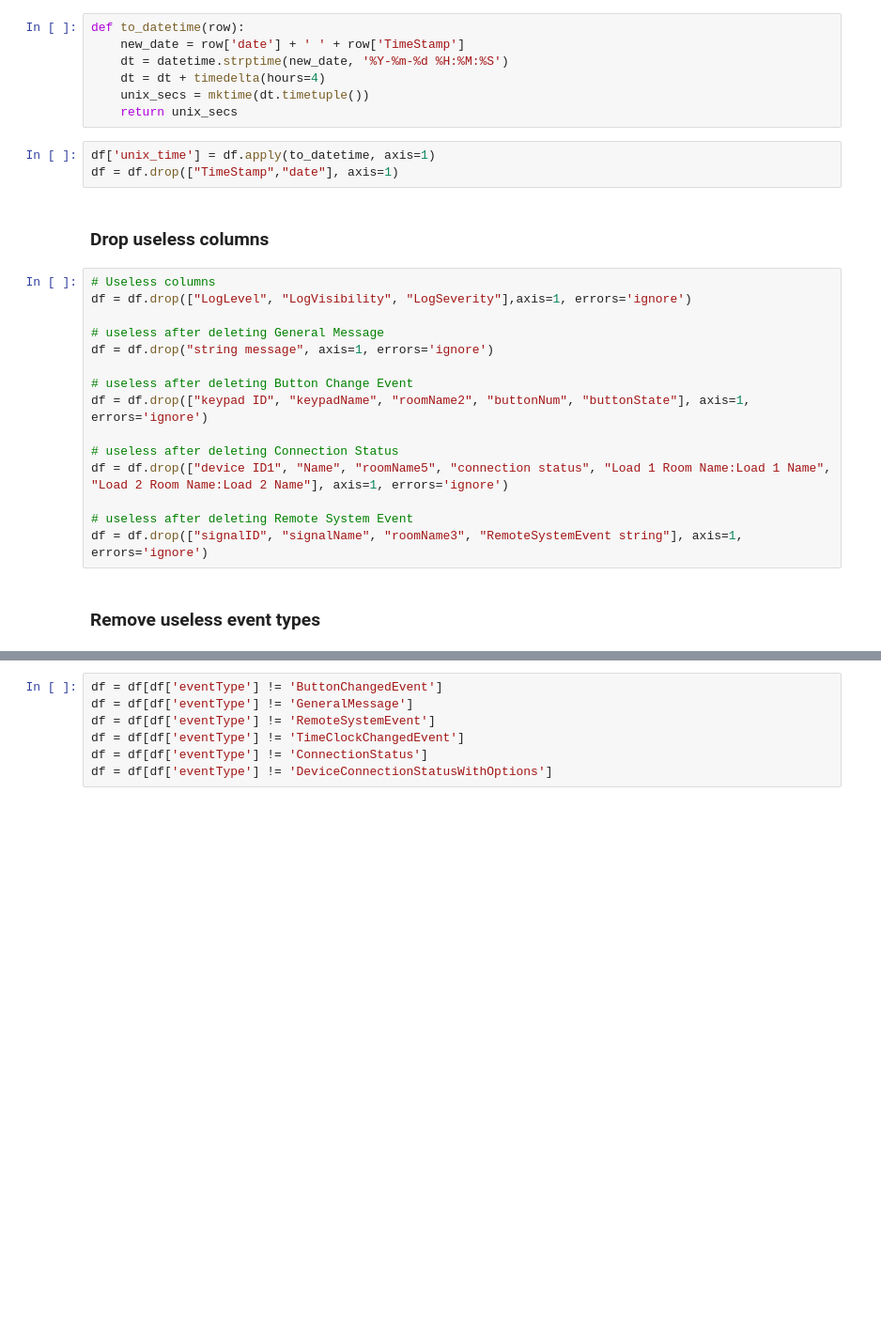
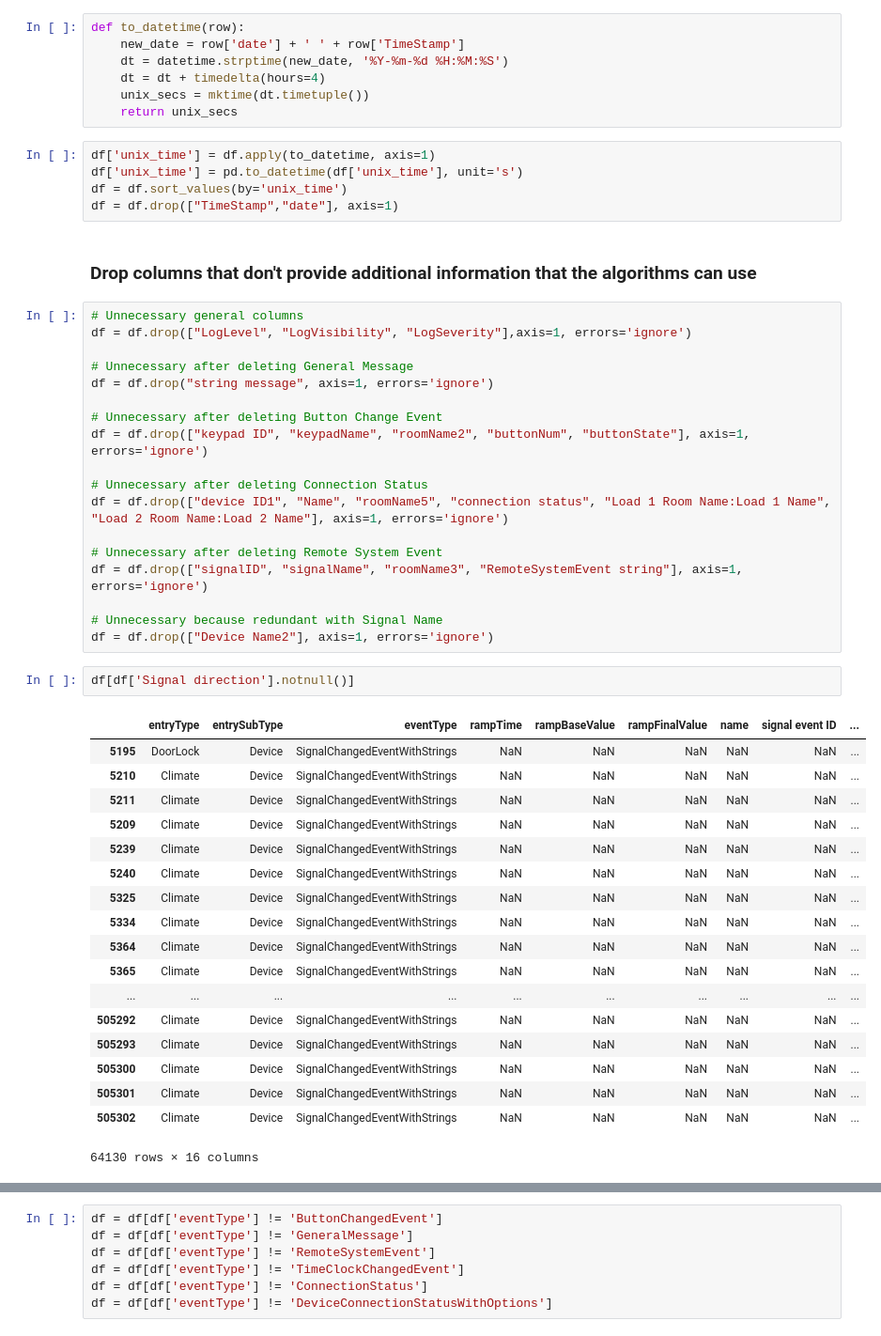
Before and after one commit to RBSystems/DataScience, a Jupyter notebook: data_preprocess.ipynb, the cells around one changed output, grey strips where cells are left out. Shown at 94% size. Drawn from its saved outputs; the diff is of its cells as text; blank space fills up the shorter version.

```diff
--- a/data_preprocess.ipynb
+++ b/data_preprocess.ipynb
@@ -158,23 +165,47 @@ def to_datetime(row):
     return unix_secs
 # %%
 df['unix_time'] = df.apply(to_datetime, axis=1)
+df['unix_time'] = pd.to_datetime(df['unix_time'], unit='s')
+df = df.sort_values(by='unix_time')
 df = df.drop(["TimeStamp","date"], axis=1)
-# %% [markdown]
-### Drop useless columns
+# %% [markdown]
+### Drop columns that don't provide additional information that the algorithms can use
 # %%
-# Useless columns
+# Unnecessary general columns
 df = df.drop(["LogLevel", "LogVisibility", "LogSeverity"],axis=1, errors='ignore')
 
-# useless after deleting General Message
+# Unnecessary after deleting General Message
 df = df.drop("string message", axis=1, errors='ignore')
 
-# useless after deleting Button Change Event
+# Unnecessary after deleting Button Change Event
 df = df.drop(["keypad ID", "keypadName", "roomName2", "buttonNum", "buttonState"], axis=1, errors='ignore')
 
-# useless after deleting Connection Status
+# Unnecessary after deleting Connection Status
 df = df.drop(["device ID1", "Name", "roomName5", "connection status", "Load 1 Room Name:Load 1 Name", "Load 2 Room Name:Load 2 Name"], axis=1, errors='ignore')
 
-# useless after deleting Remote System Event
+# Unnecessary after deleting Remote System Event
 df = df.drop(["signalID", "signalName", "roomName3", "RemoteSystemEvent string"], axis=1, errors='ignore')
+
+# Unnecessary because redundant with Signal Name
+df = df.drop(["Device Name2"], axis=1, errors='ignore')
-# %% [markdown]
-### Remove useless event types
+# %%
+df[df['Signal direction'].notnull()]
+# %% [output]
+|  | entryType | entrySubType | eventType | rampTime | rampBaseValue | rampFinalValue | name | signal event ID | ... |
+| 5195 | DoorLock | Device | SignalChangedEventWithStrings | NaN | NaN | NaN | NaN | NaN | ... |
+| 5210 | Climate | Device | SignalChangedEventWithStrings | NaN | NaN | NaN | NaN | NaN | ... |
+| 5211 | Climate | Device | SignalChangedEventWithStrings | NaN | NaN | NaN | NaN | NaN | ... |
+| 5209 | Climate | Device | SignalChangedEventWithStrings | NaN | NaN | NaN | NaN | NaN | ... |
+| 5239 | Climate | Device | SignalChangedEventWithStrings | NaN | NaN | NaN | NaN | NaN | ... |
+| 5240 | Climate | Device | SignalChangedEventWithStrings | NaN | NaN | NaN | NaN | NaN | ... |
+| 5325 | Climate | Device | SignalChangedEventWithStrings | NaN | NaN | NaN | NaN | NaN | ... |
+| 5334 | Climate | Device | SignalChangedEventWithStrings | NaN | NaN | NaN | NaN | NaN | ... |
+| 5364 | Climate | Device | SignalChangedEventWithStrings | NaN | NaN | NaN | NaN | NaN | ... |
+| 5365 | Climate | Device | SignalChangedEventWithStrings | NaN | NaN | NaN | NaN | NaN | ... |
+| ... | ... | ... | ... | ... | ... | ... | ... | ... | ... |
+| 505292 | Climate | Device | SignalChangedEventWithStrings | NaN | NaN | NaN | NaN | NaN | ... |
+| 505293 | Climate | Device | SignalChangedEventWithStrings | NaN | NaN | NaN | NaN | NaN | ... |
+| 505300 | Climate | Device | SignalChangedEventWithStrings | NaN | NaN | NaN | NaN | NaN | ... |
+| 505301 | Climate | Device | SignalChangedEventWithStrings | NaN | NaN | NaN | NaN | NaN | ... |
+| 505302 | Climate | Device | SignalChangedEventWithStrings | NaN | NaN | NaN | NaN | NaN | ... |
+64130 rows × 16 columns
```
Also changed, not shown: parts of 44 cells of this notebook, 8 other files.
